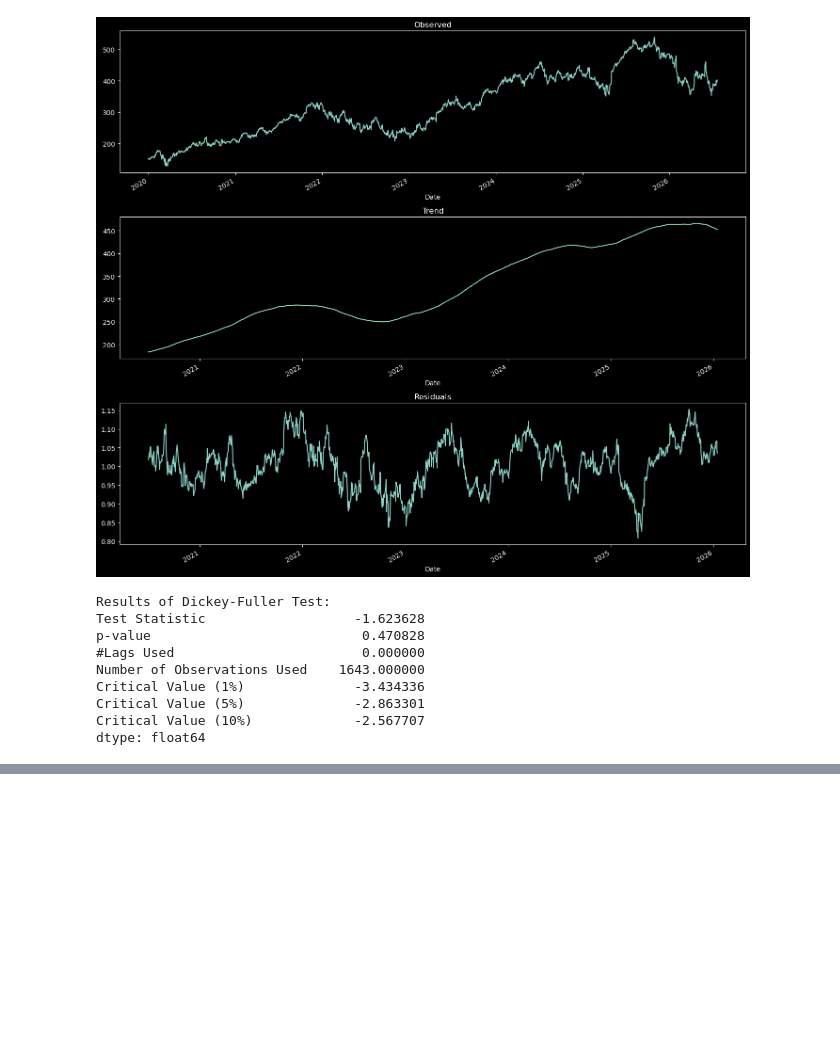
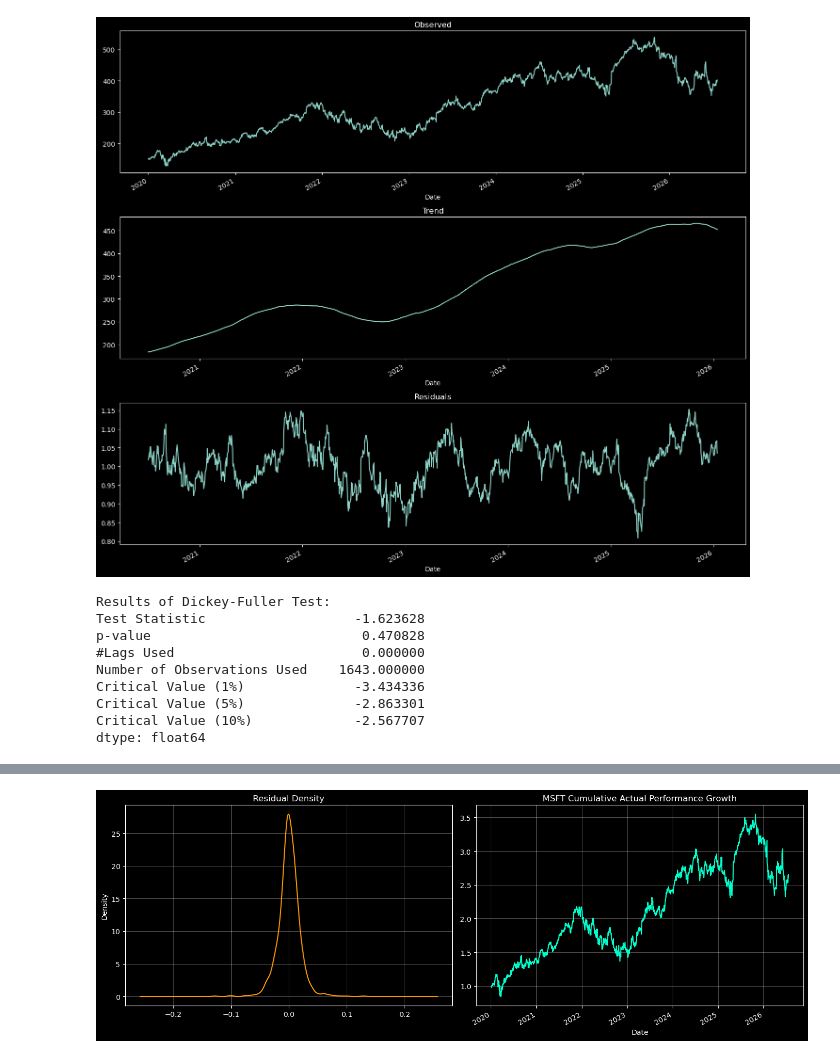
Before and after one commit to troyc03/tchin-option-pricing-model, a Jupyter notebook: notebooks/time_series_analysis.ipynb, the cells around one changed output, grey strips where cells are left out. Drawn from its saved outputs; the diff is of its cells as text; code cells hidden in the pictures; blank space fills up the shorter version.

```diff
--- a/notebooks/time_series_analysis.ipynb
+++ b/notebooks/time_series_analysis.ipynb
@@ -130,3 +130,28 @@ Critical Value (1%)              -3.434336
 Critical Value (5%)              -2.863301
 Critical Value (10%)             -2.567707
 dtype: float64
+# %%
+from statsmodels.tsa.arima.model import ARIMA
+import numpy as np
+
+df["Daily_Return"] = df["Close"].pct_change()
+returns_series = df["Daily_Return"].dropna()
+n_obs = len(returns_series)
+acf_confidence_bound = 1.96 / np.sqrt(n_obs)
+if isinstance(df.columns, pd.MultiIndex):
+    df.columns = df.columns.get_level_values(0)
+
+print(f"Number of observations: {n_obs}")
+print(f"95% ACF Significance Threshold: ±{acf_confidence_bound:.4f}")
+
+# For MSFT daily returns, lags typically decay quickly.
+# We select an MA(2) model based on historical asset return behaviors.
+ma_order_q = 2
+
+ma_model = ARIMA(returns_series, order=(0, 0, ma_order_q))
+model_results = ma_model.fit()
+
+print("\n" + "="*40)
+print("          MA MODEL SUMMARY             ")
+print("="*40)
+print(model_results.summary().tables[1]) # Print the coefficient table
@@ -132,0 +195,19 @@ dtype: float64
+# %%
+# A good MA model leaves behind "White Noise" residuals (no lingering ACF patterns)
+residuals = model_results.resid
+
+fig, ax = plt.subplots(1, 2, figsize=(14, 5))
+plt.style.use("dark_background")
+
+# Visual 1: Residual Distribution
+residuals.plot(kind='kde', ax=ax[0], color='#ff9900', title="Residual Density")
+ax[0].grid(alpha=0.3)
+
+# Visual 2: Cumulative returns tracking vs original
+(returns_series + 1).cumprod().plot(ax=ax[1], color='#00ffcc', title="MSFT Cumulative Actual Performance Growth")
+ax[1].grid(alpha=0.3)
+
+plt.tight_layout()
+plt.show()
+# %% [output]
+[figure, added]
```
Also changed, not shown: parts of 7 cells of this notebook.
